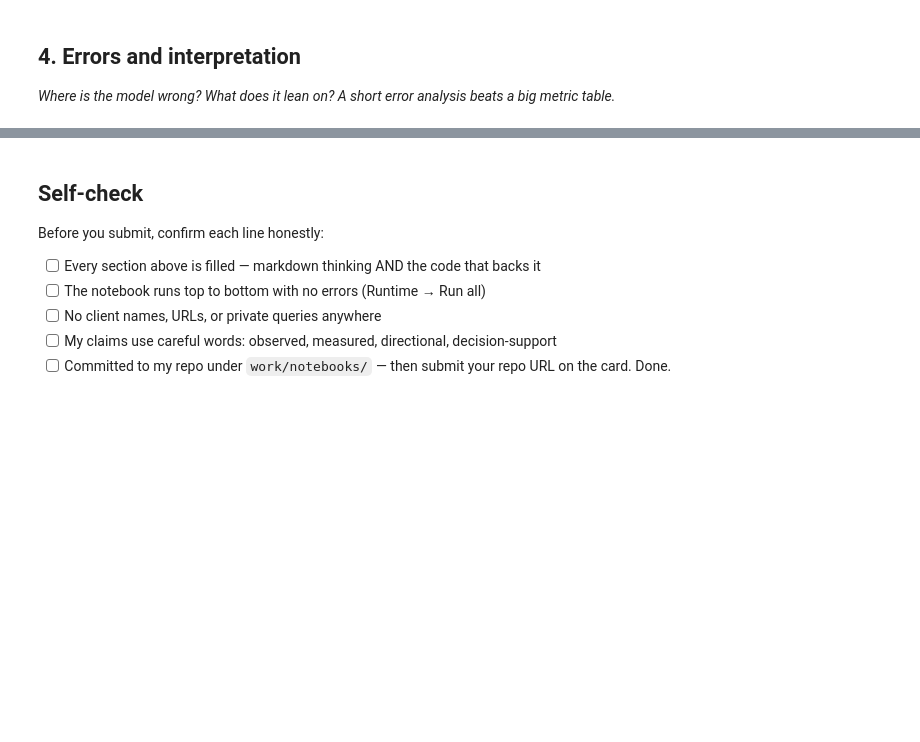
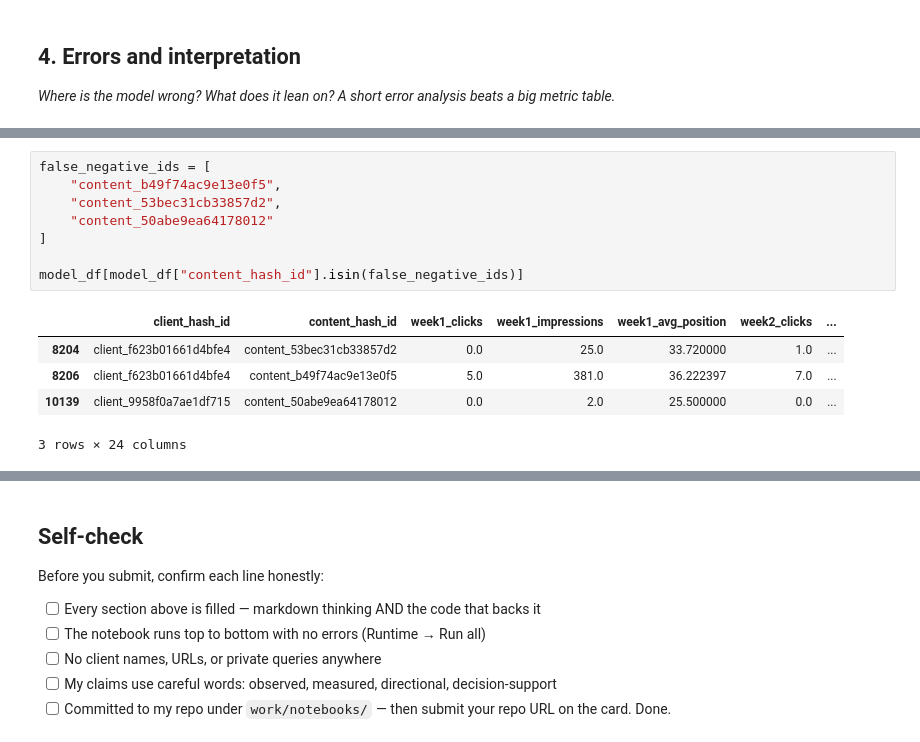
Before and after one commit to JasperOwen/flyrank-ml-internship, a Jupyter notebook: work/notebooks/w05_model.ipynb, the cells around one changed output, grey strips where cells are left out. Saved outputs shown, nothing was run; the diff lists cells and outputs as text; blank space fills up the shorter version.

```diff
--- a/work/notebooks/w05_model.ipynb
+++ b/work/notebooks/w05_model.ipynb
@@ -360,0 +412,14 @@ My models use ranking and performance signals from the first half of March 2026
+# %%
+false_negative_ids = [
+    "content_b49f74ac9e13e0f5",
+    "content_53bec31cb33857d2",
+    "content_50abe9ea64178012"
+]
+
+model_df[model_df["content_hash_id"].isin(false_negative_ids)]
+# %% [output]
+|  | client_hash_id | content_hash_id | week1_clicks | week1_impressions | week1_avg_position | week2_clicks | ... |
+| 8204 | client_f623b01661d4bfe4 | content_53bec31cb33857d2 | 0.0 | 25.0 | 33.720000 | 1.0 | ... |
+| 8206 | client_f623b01661d4bfe4 | content_b49f74ac9e13e0f5 | 5.0 | 381.0 | 36.222397 | 7.0 | ... |
+| 10139 | client_9958f0a7ae1df715 | content_50abe9ea64178012 | 0.0 | 2.0 | 25.500000 | 0.0 | ... |
+3 rows × 24 columns
```
Also changed, not shown: parts of 10 cells of this notebook.
